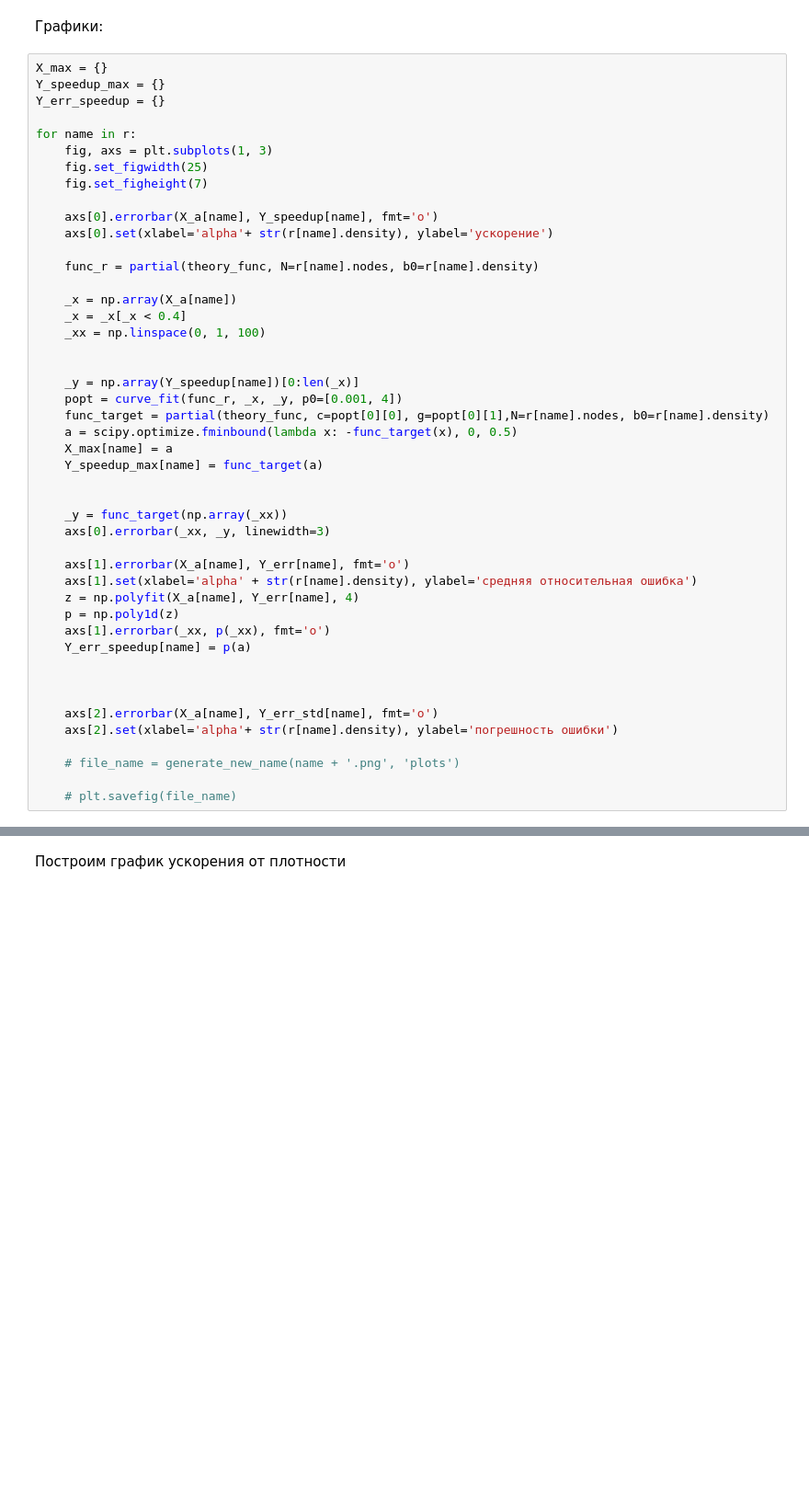
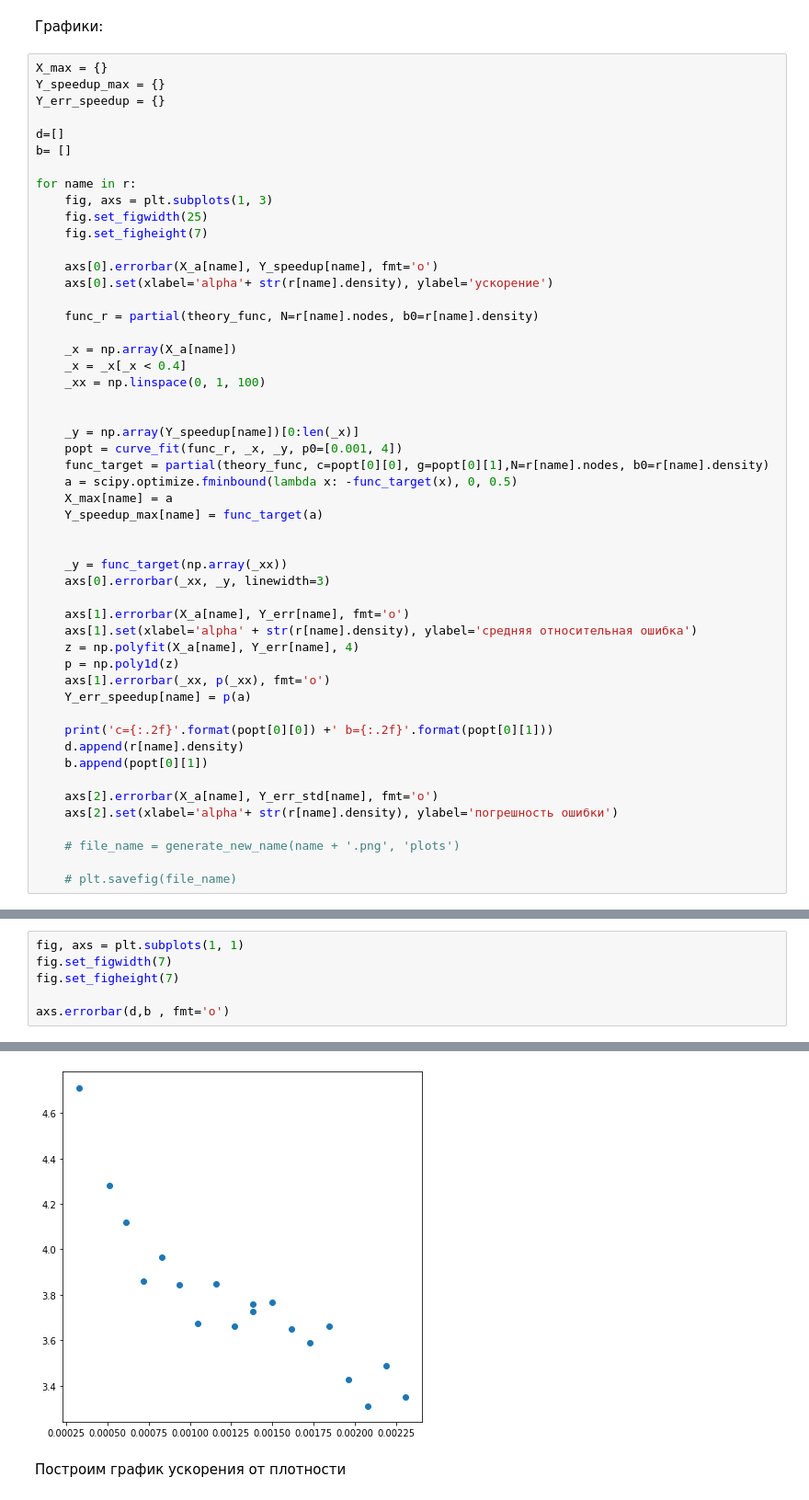
Before and after one commit to Grenby/graphs, a Jupyter notebook: paris_variation_post_processing.ipynb, the cells around one changed output, grey strips where cells are left out. Shown at 92% size. Saved outputs shown, nothing was run; the diff lists cells and outputs as text; blank space fills up the shorter version.

```diff
--- a/paris_variation_post_processing.ipynb
+++ b/paris_variation_post_processing.ipynb
@@ -49,6 +49,9 @@ for name in r:
 X_max = {}
 Y_speedup_max = {}
 Y_err_speedup = {}
+
+d=[]
+b= []
 
 for name in r:
     fig, axs = plt.subplots(1, 3)
@@ -83,7 +86,9 @@ for name in r:
     axs[1].errorbar(_xx, p(_xx), fmt='o')
     Y_err_speedup[name] = p(a)
 
-
+    print('c={:.2f}'.format(popt[0][0]) +' b={:.2f}'.format(popt[0][1]))
+    d.append(r[name].density)
+    b.append(popt[0][1])
 
     axs[2].errorbar(X_a[name], Y_err_std[name], fmt='o')
     axs[2].set(xlabel='alpha'+ str(r[name].density), ylabel='погрешность ошибки')
@@ -107,0 +131,7 @@ for name in r:
+# %%
+fig, axs = plt.subplots(1, 1)
+fig.set_figwidth(7)
+fig.set_figheight(7)
+
+axs.errorbar(d,b , fmt='o')
+# %% [output]
@@ -108,3 +139,4 @@ for name in r:
+[figure, added]
 # %% [markdown]
 Построим график ускорения от плотности
 # %%
```
Also changed, not shown: parts of 3 cells of this notebook, 2 other files.
